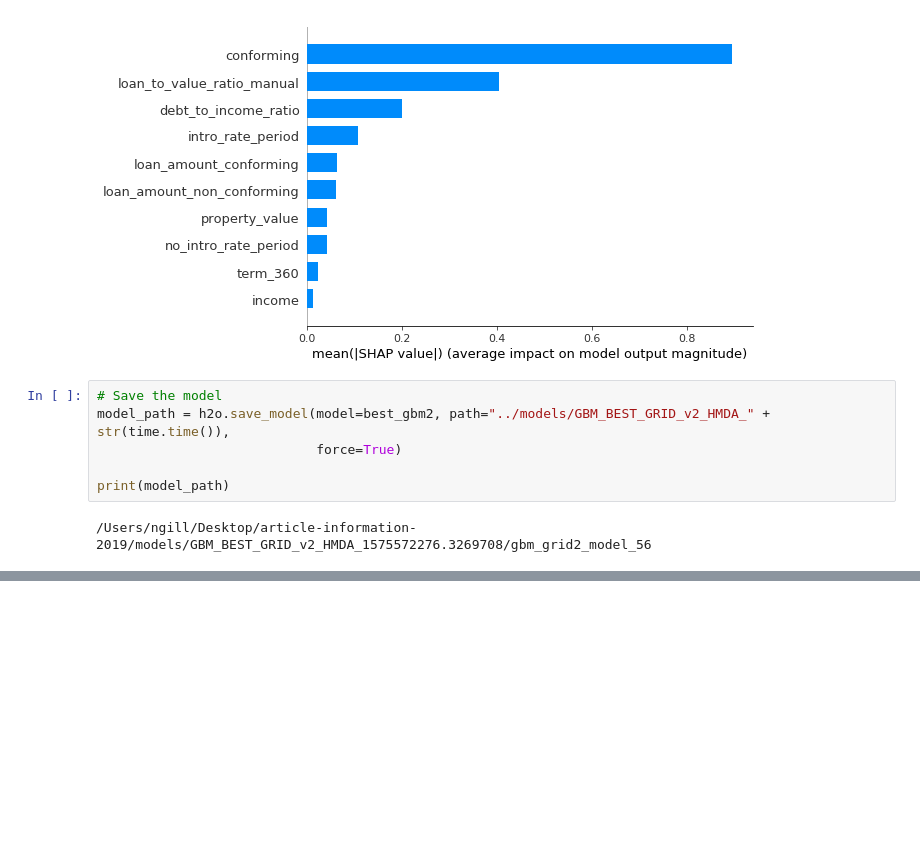
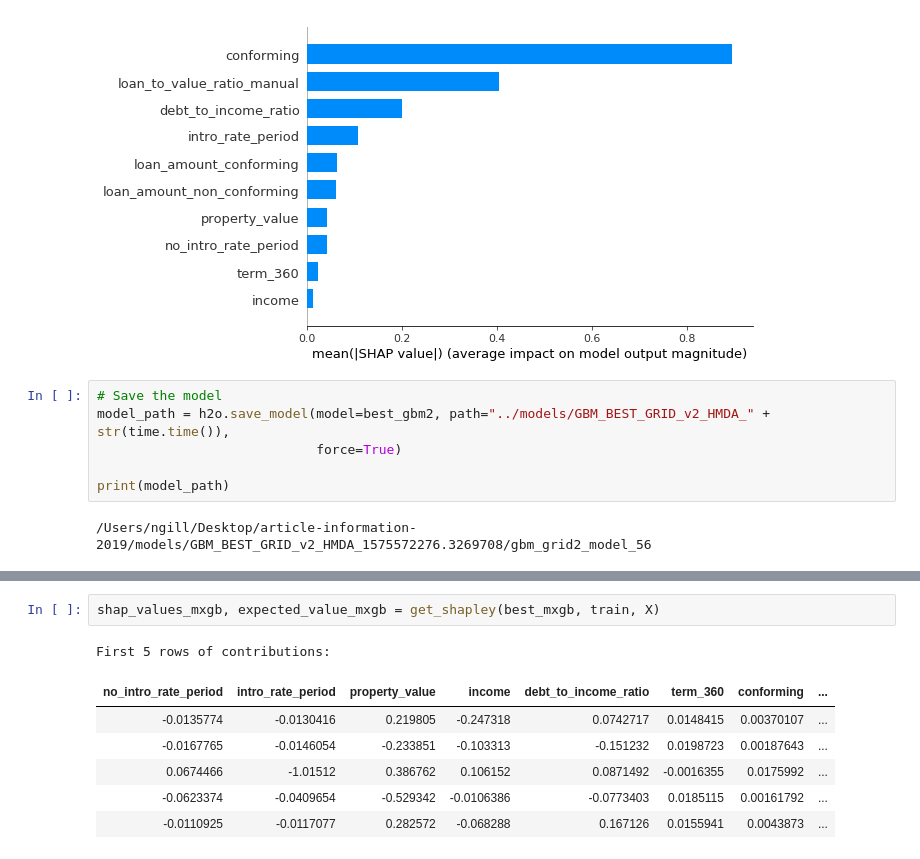
Before and after one commit to h2oai/article-information-2019, a Jupyter notebook: notebooks/mgbm_hmda.ipynb, the cells around one changed output, grey strips where cells are left out. Saved outputs shown, nothing was run; the diff lists cells and outputs as text; blank space fills up the shorter version.

```diff
--- a/notebooks/mgbm_hmda.ipynb
+++ b/notebooks/mgbm_hmda.ipynb
@@ -1787,0 +1855,10 @@ print(model_path)
+# %%
+shap_values_mxgb, expected_value_mxgb = get_shapley(best_mxgb, train, X)
+# %% [output]
+First 5 rows of contributions:
+| no_intro_rate_period | intro_rate_period | property_value | income | debt_to_income_ratio | term_360 | conforming | ... |
+| -0.0135774 | -0.0130416 | 0.219805 | -0.247318 | 0.0742717 | 0.0148415 | 0.00370107 | ... |
+| -0.0167765 | -0.0146054 | -0.233851 | -0.103313 | -0.151232 | 0.0198723 | 0.00187643 | ... |
+| 0.0674466 | -1.01512 | 0.386762 | 0.106152 | 0.0871492 | -0.0016355 | 0.0175992 | ... |
+| -0.0623374 | -0.0409654 | -0.529342 | -0.0106386 | -0.0773403 | 0.0185115 | 0.00161792 | ... |
+| -0.0110925 | -0.0117077 | 0.282572 | -0.068288 | 0.167126 | 0.0155941 | 0.0043873 | ... |
```
Also changed, not shown: parts of 15 cells of this notebook, 2 other files.
